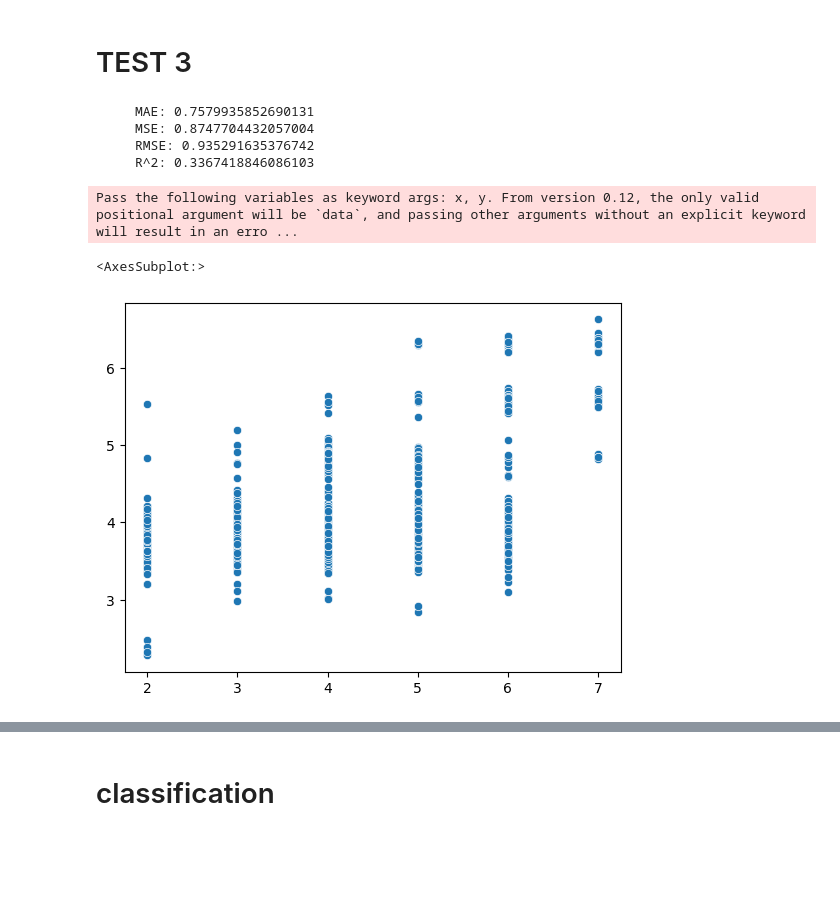
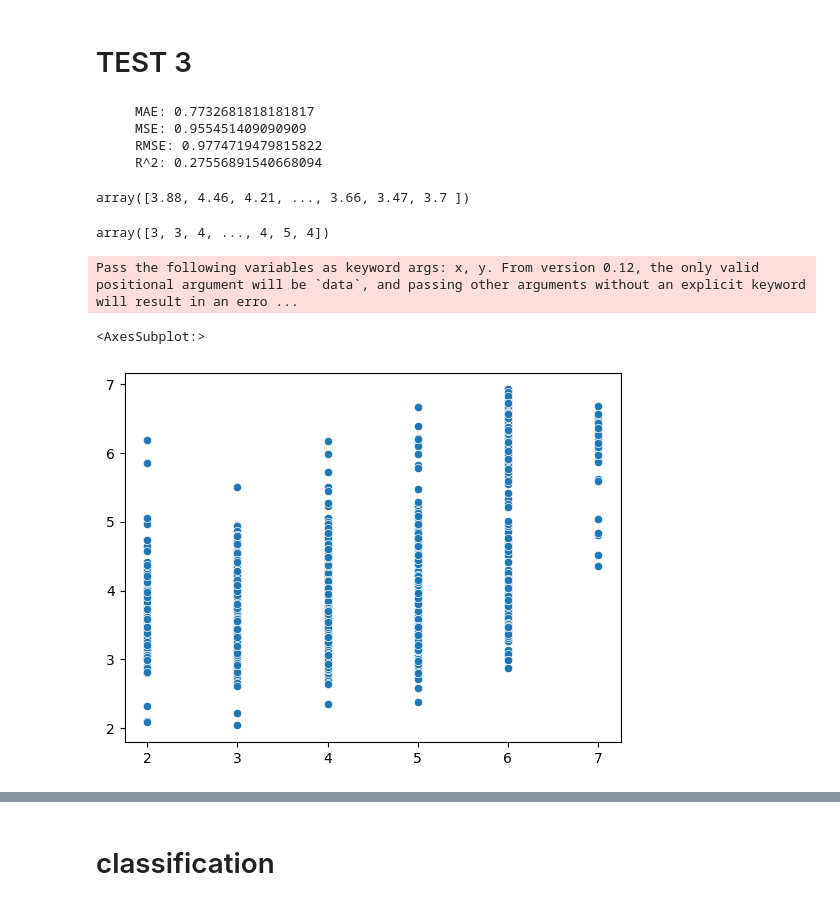
Before and after one commit to fahadalhrbi91/Bootcamp-Project-4-Machine-Learning, a Jupyter notebook: project4.ipynb, the cells around one changed output, grey strips where cells are left out. Drawn from its saved outputs; the diff is of its cells as text; code cells hidden in the pictures; blank space fills up the shorter version.

```diff
--- a/project4.ipynb
+++ b/project4.ipynb
@@ -154,4 +154,4 @@ array([3, 4, 0, 1, 2])
 # %%
-DF['Mode_of_Shipment'] = DF['Mode_of_Shipment'].map({'Flight': 0, 'Ship': 1, 'Road': 2})
+DF['Mode_of_Shipment'] = DF['Mode_of_Shipment'].map({'Flight': 2, 'Ship': 0, 'Road': 1})
 DF['Mode_of_Shipment'].unique()
 # %% [output]
@@ -164,3 +164,5 @@ array([0, 1, 2])
+# %%
+DF['Weight_in_kg'] = DF['Weight_in_gms'] / 1000
 # %%
 DF
 # %% [output]
@@ -331,29 +585,40 @@ array([4, 3, 3, ..., 3, 2, 3])
 # TEST 3
 # %%
 X_train, X_test, y_train, y_test = train_test_split(X, y, test_size=0.2, random_state=13)
-model = GradientBoostingRegressor()
-model.fit(X_train, y_train)
-predictions = model.predict(X_test)
-mae = mean_absolute_error(y_test, predictions)
-mse = mean_squared_error(y_test, predictions)
-rmse = np.sqrt(mse)
-r2 =r2_score(y_test, predictions)
+# model3 = GradientBoostingRegressor()
+from sklearn.ensemble import ExtraTreesRegressor # good
+model3 = ExtraTreesRegressor()
+
+model3.fit(X_train, y_train)
+predictions = model3.predict(X_test)
+mae3 = mean_absolute_error(y_test, predictions)
+mse3 = mean_squared_error(y_test, predictions)
+rmse3 = np.sqrt(mse3)
+r2_3 =r2_score(y_test, predictions)
 
 print(f'''
-     MAE: {mae}
-     MSE: {mse}
-     RMSE: {rmse}
-     R^2: {r2}
+     MAE: {mae3}
+     MSE: {mse3}
+     RMSE: {rmse3}
+     R^2: {r2_3}
 ''')
 # %% [output]
-     MAE: 0.7579935852690131
-     MSE: 0.8747704432057004
-     RMSE: 0.935291635376742
-     R^2: 0.3367418846086103
+     MAE: 0.7732681818181817
+     MSE: 0.955451409090909
+     RMSE: 0.9774719479815822
+     R^2: 0.27556891540668094
+# %%
+model3.predict(X_test)
+# %% [output]
+array([3.88, 4.46, 4.21, ..., 3.66, 3.47, 3.7 ])
+# %%
+real
+# %% [output]
+array([3, 3, 4, ..., 4, 5, 4])
 # %%
-sns.scatterplot(np.array(y_test),model.predict(X_test)
+sns.scatterplot(np.array(y_test),model3.predict(X_test)
 )
 # %% [output]
 Pass the following variables as keyword args: x, y. From version 0.12, the only valid positional argument will be `data`, and passing other arguments without an explicit keyword will result in an erro ...
 <AxesSubplot:>
-[figure, old version]
+[figure, new version]
```
Also changed, not shown: parts of 47 cells of this notebook, 3 other files.
